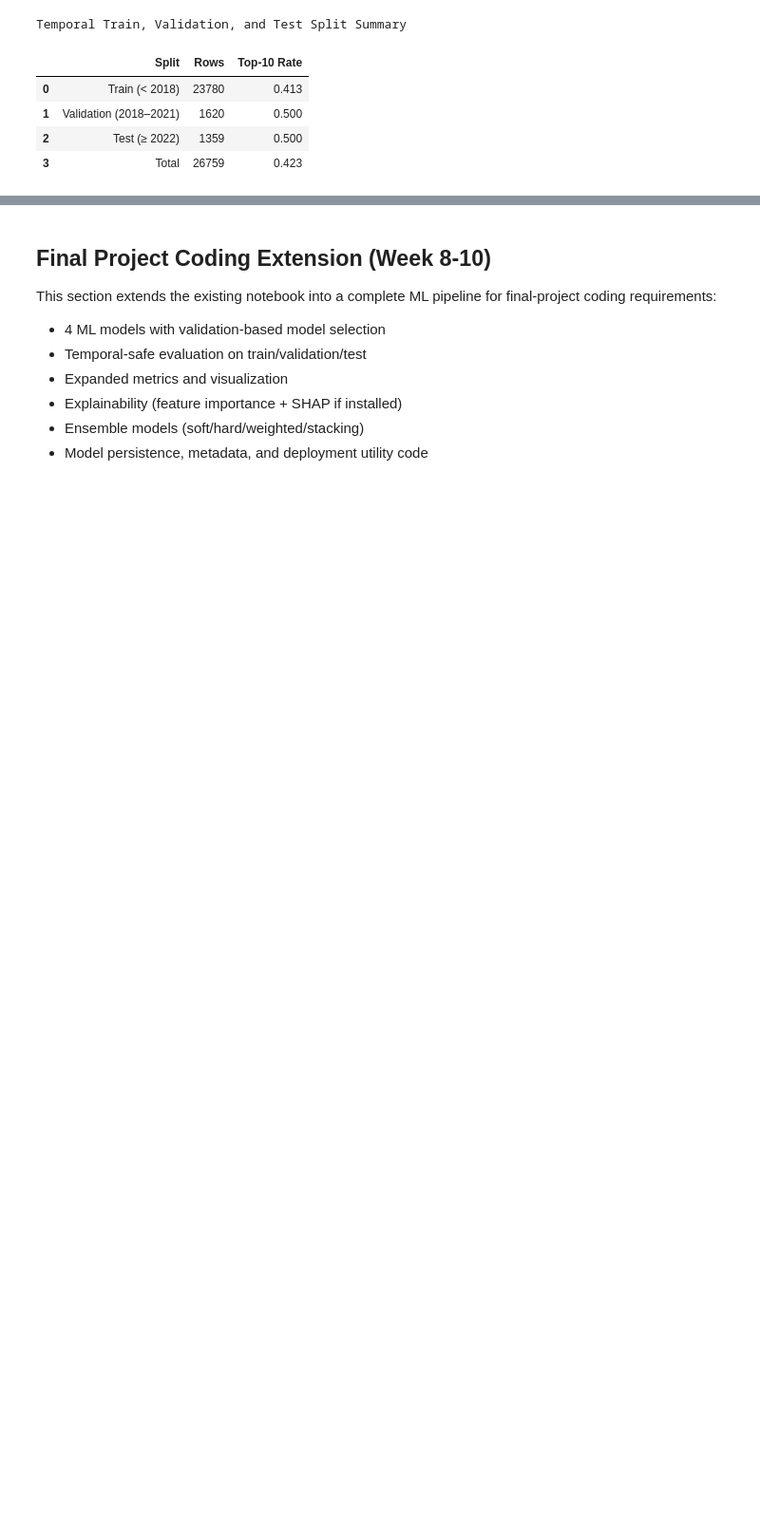
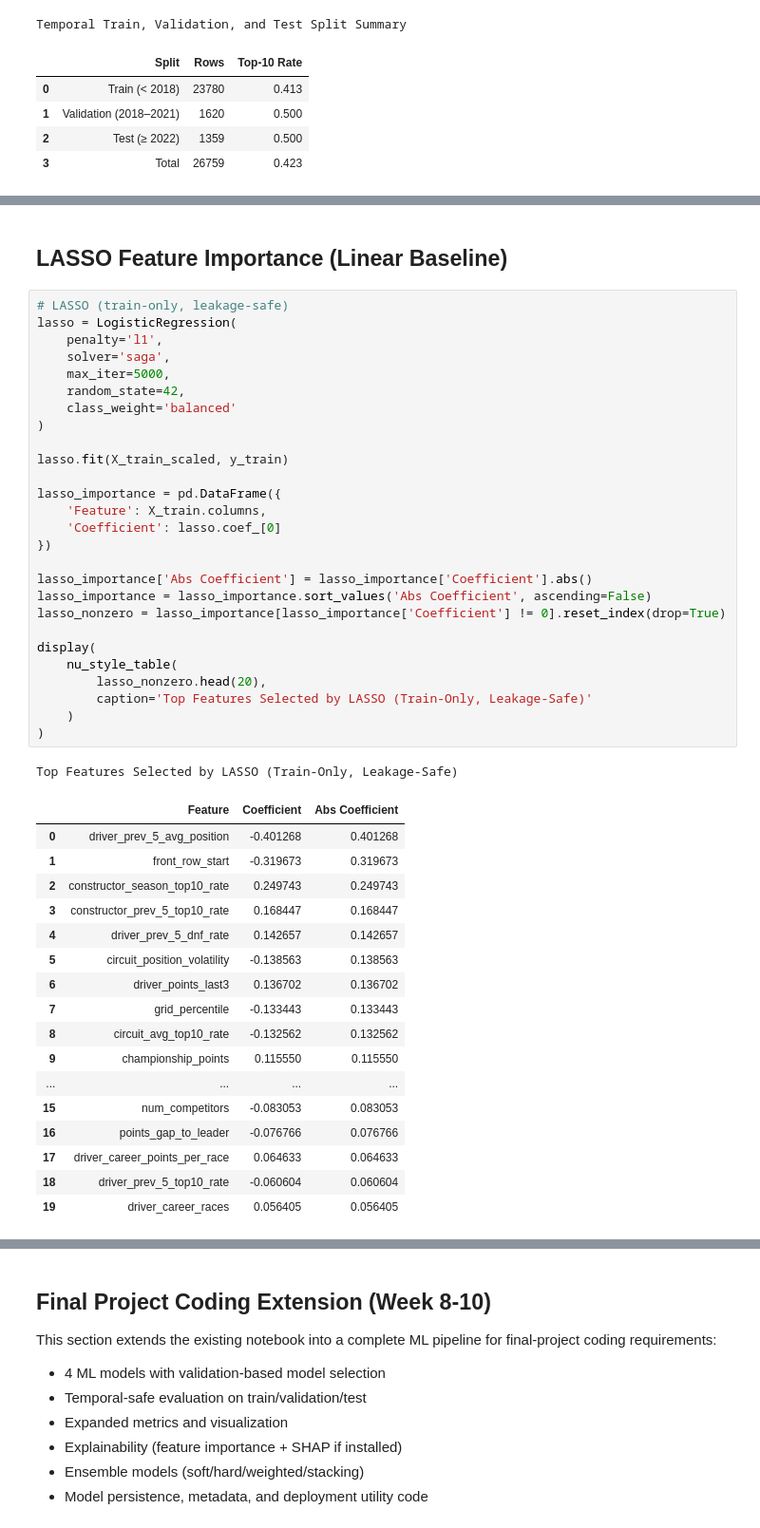
Before and after one commit to Jerry687/MSDS422-Final-Project-F1-Race-Prediction, a Jupyter notebook: notebook/F1_Race_Prediction_EDA_Feature_Engineering_V2.ipynb, the cells around one changed output, grey strips where cells are left out. Shown at 95% size. Drawn from its saved outputs; the diff is of its cells as text; blank space fills up the shorter version.

```diff
--- a/notebook/F1_Race_Prediction_EDA_Feature_Engineering_V2.ipynb
+++ b/notebook/F1_Race_Prediction_EDA_Feature_Engineering_V2.ipynb
@@ -1758,0 +1719,48 @@ Temporal Train, Validation, and Test Split Summary
+# %% [markdown]
+## LASSO Feature Importance (Linear Baseline)
+# %%
+# LASSO (train-only, leakage-safe)
+lasso = LogisticRegression(
+    penalty='l1',
+    solver='saga',
+    max_iter=5000,
+    random_state=42,
+    class_weight='balanced'
+)
+
+lasso.fit(X_train_scaled, y_train)
+
+lasso_importance = pd.DataFrame({
+    'Feature': X_train.columns,
+    'Coefficient': lasso.coef_[0]
+})
+
+lasso_importance['Abs Coefficient'] = lasso_importance['Coefficient'].abs()
+lasso_importance = lasso_importance.sort_values('Abs Coefficient', ascending=False)
+lasso_nonzero = lasso_importance[lasso_importance['Coefficient'] != 0].reset_index(drop=True)
+
+display(
+    nu_style_table(
+        lasso_nonzero.head(20),
+        caption='Top Features Selected by LASSO (Train-Only, Leakage-Safe)'
+    )
+)
+# %% [output]
+Top Features Selected by LASSO (Train-Only, Leakage-Safe)
+|  | Feature | Coefficient | Abs Coefficient |
+| 0 | driver_prev_5_avg_position | -0.401268 | 0.401268 |
+| 1 | front_row_start | -0.319673 | 0.319673 |
+| 2 | constructor_season_top10_rate | 0.249743 | 0.249743 |
+| 3 | constructor_prev_5_top10_rate | 0.168447 | 0.168447 |
+| 4 | driver_prev_5_dnf_rate | 0.142657 | 0.142657 |
+| 5 | circuit_position_volatility | -0.138563 | 0.138563 |
+| 6 | driver_points_last3 | 0.136702 | 0.136702 |
+| 7 | grid_percentile | -0.133443 | 0.133443 |
+| 8 | circuit_avg_top10_rate | -0.132562 | 0.132562 |
+| 9 | championship_points | 0.115550 | 0.115550 |
+| ... | ... | ... | ... |
+| 15 | num_competitors | -0.083053 | 0.083053 |
+| 16 | points_gap_to_leader | -0.076766 | 0.076766 |
+| 17 | driver_career_points_per_race | 0.064633 | 0.064633 |
+| 18 | driver_prev_5_top10_rate | -0.060604 | 0.060604 |
+| 19 | driver_career_races | 0.056405 | 0.056405 |
```
Also changed, not shown: parts of 13 cells of this notebook, 7 other files.
